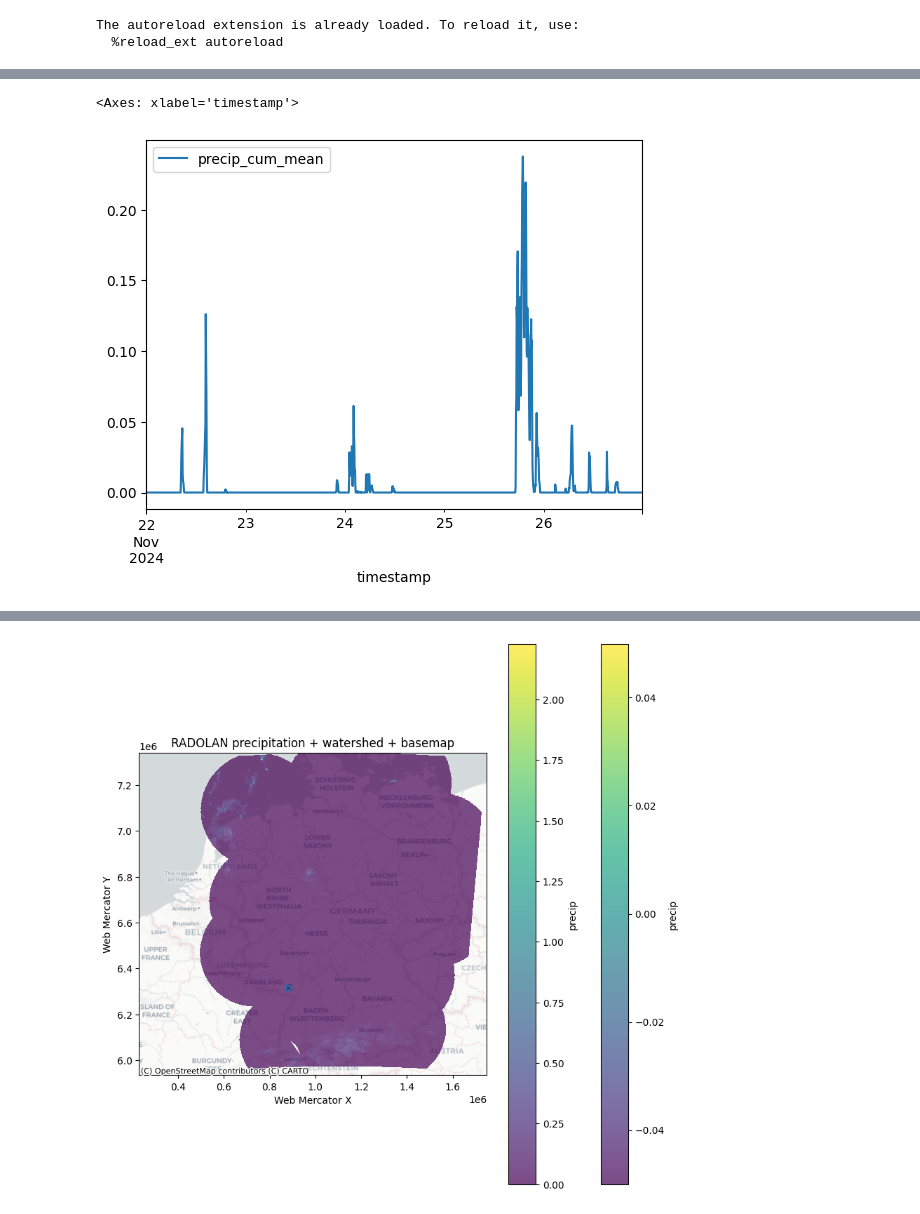
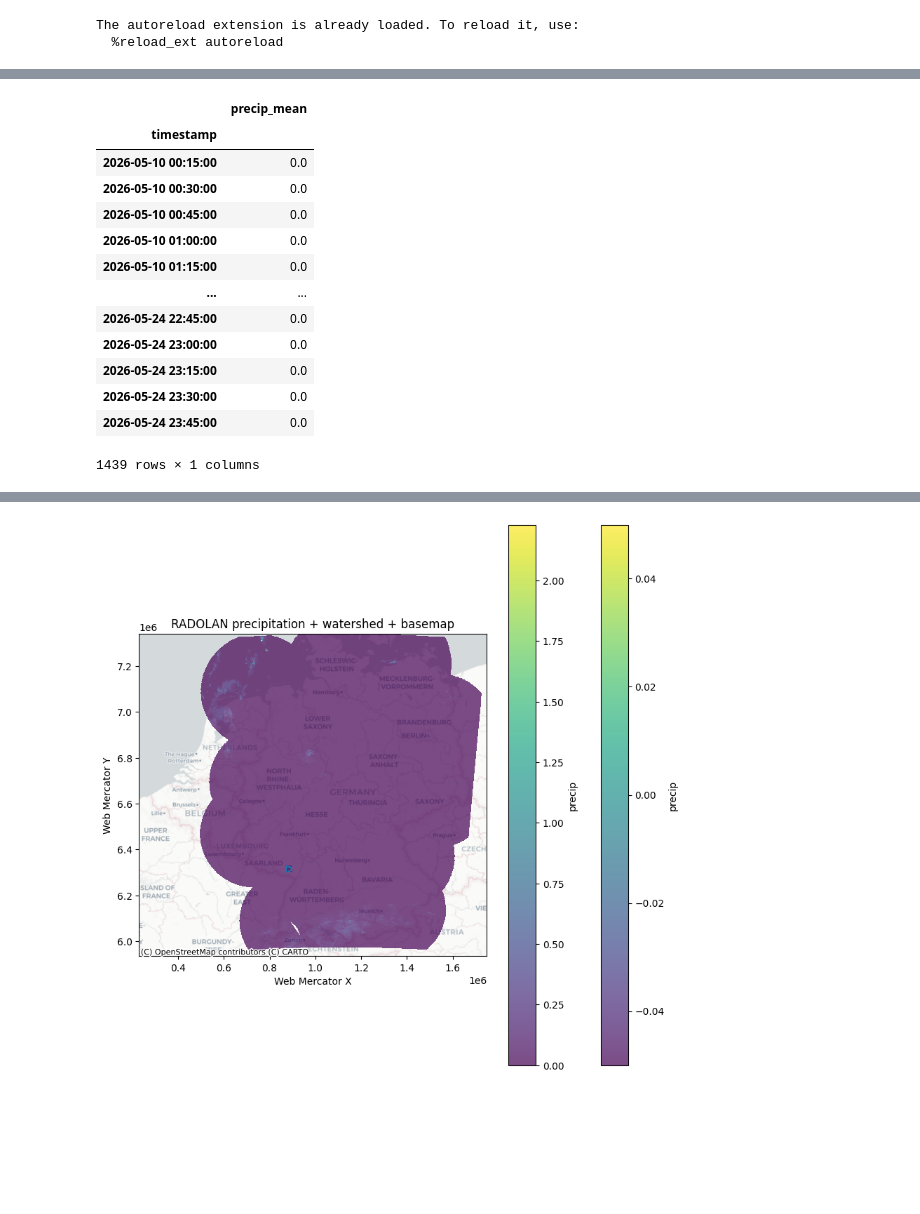
Before and after one commit to danielsehr/pred-Q-ueich, a Jupyter notebook: temp.ipynb, the cells around one changed output, grey strips where cells are left out. Cells and saved outputs as stored; diff of their text form; code cells hidden in the pictures; blank space fills up the shorter version.

```diff
--- a/temp.ipynb
+++ b/temp.ipynb
@@ -395,5 +345,20 @@ DatetimeIndex(['2024-11-22 00:00:00', '2024-11-22 00:05:00',
-# %%
-df.plot()
-# %% [output]
-<Axes: xlabel='timestamp'>
-[figure, removed]
+# %%
+
+df = load_precip_observation_data()
+# %%
+df[df.index > "2026-05-10"]
+# %% [output]
+|  | precip_mean |
+| timestamp |  |
+| 2026-05-10 00:15:00 | 0.0 |
+| 2026-05-10 00:30:00 | 0.0 |
+| 2026-05-10 00:45:00 | 0.0 |
+| 2026-05-10 01:00:00 | 0.0 |
+| 2026-05-10 01:15:00 | 0.0 |
+| ... | ... |
+| 2026-05-24 22:45:00 | 0.0 |
+| 2026-05-24 23:00:00 | 0.0 |
+| 2026-05-24 23:15:00 | 0.0 |
+| 2026-05-24 23:30:00 | 0.0 |
+| 2026-05-24 23:45:00 | 0.0 |
+1439 rows × 1 columns
```
Also changed, not shown: parts of 16 cells of this notebook.
